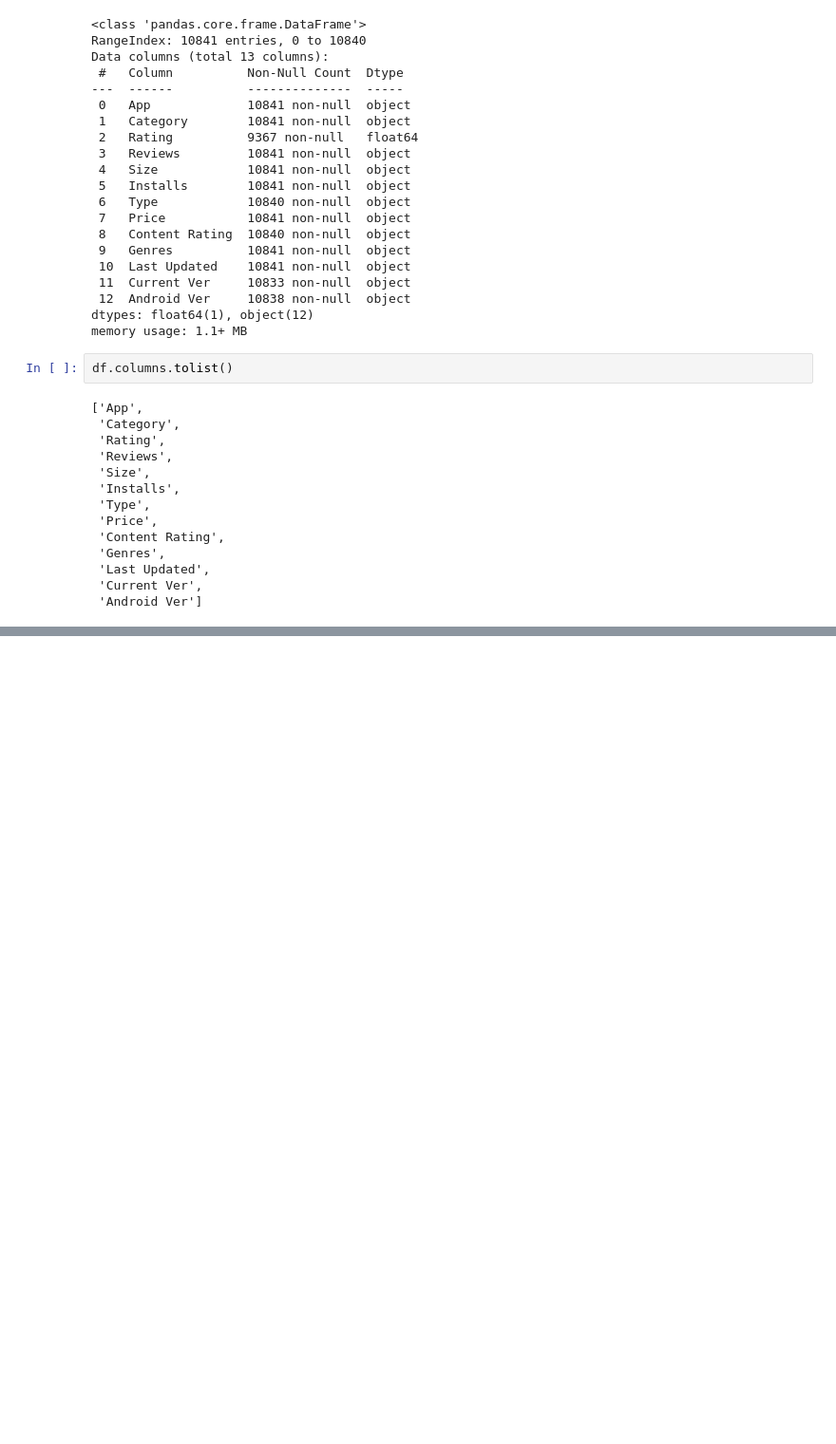
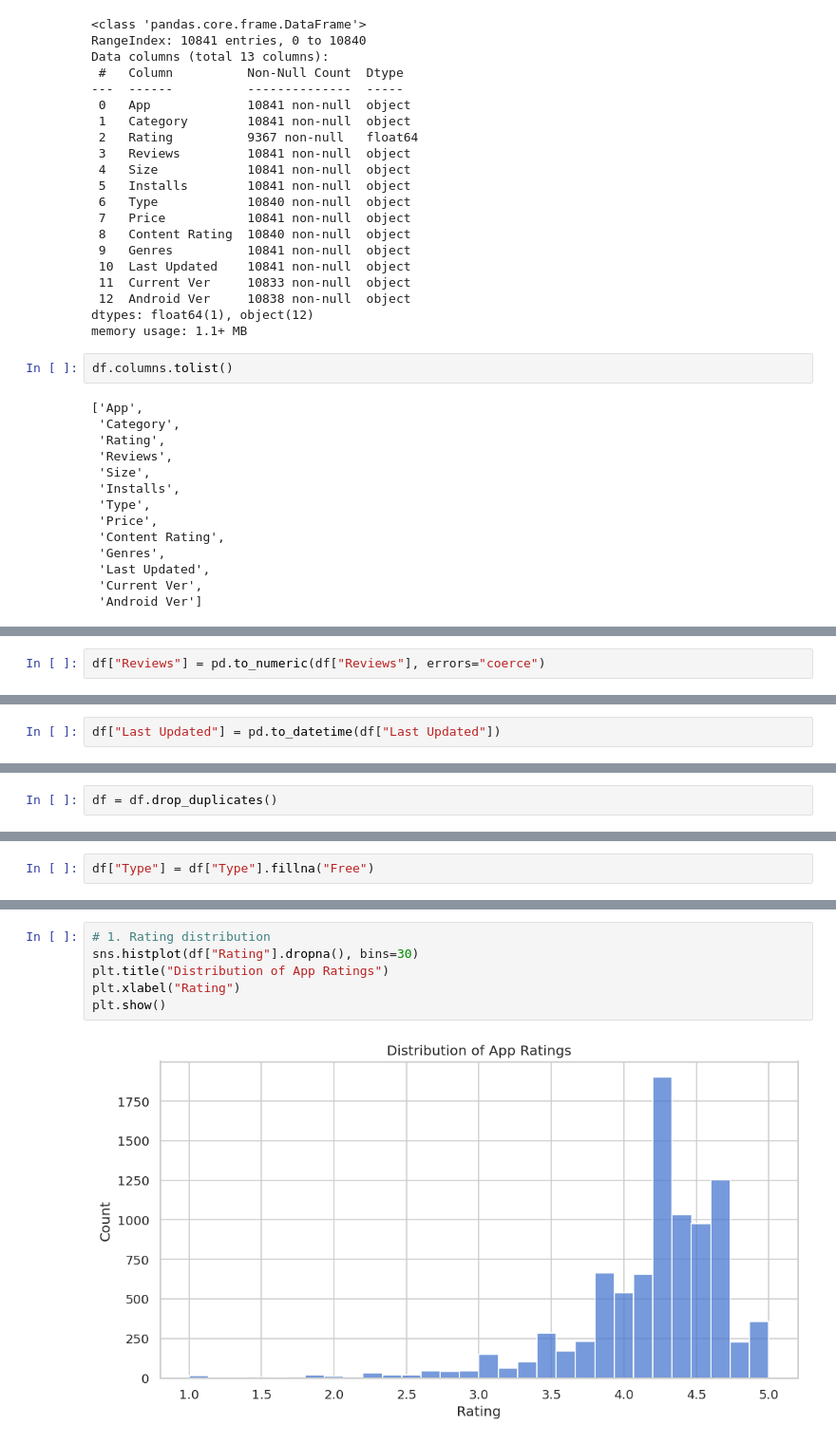
Before and after one commit to waseem-development/AI-NAVTTC, a Jupyter notebook: python/pandas/EDA/Google Play Store Apps Data/main.ipynb, the cells around one changed output, grey strips where cells are left out. Shown at 95% size. Cells and saved outputs as stored; diff of their text form; blank space fills up the shorter version.

```diff
--- a/python/pandas/EDA/Google Play Store Apps Data/main.ipynb
+++ b/python/pandas/EDA/Google Play Store Apps Data/main.ipynb
@@ -157,0 +474,2 @@ df_android_ver_col = df['Android Ver']
+# %%
+df["Reviews"] = pd.to_numeric(df["Reviews"], errors="coerce")
@@ -157,0 +480,2 @@ df_android_ver_col = df['Android Ver']
+# %%
+df["Last Updated"] = pd.to_datetime(df["Last Updated"])
@@ -157,0 +486,2 @@ df_android_ver_col = df['Android Ver']
+# %%
+df = df.drop_duplicates()
@@ -157,0 +533,2 @@ df_android_ver_col = df['Android Ver']
+# %%
+df["Type"] = df["Type"].fillna("Free")
@@ -157,0 +580,8 @@ df_android_ver_col = df['Android Ver']
+# %%
+# 1. Rating distribution
+sns.histplot(df["Rating"].dropna(), bins=30)
+plt.title("Distribution of App Ratings")
+plt.xlabel("Rating")
+plt.show()
+# %% [output]
+[figure, added]
```
Also changed, not shown: parts of 44 cells of this notebook.
